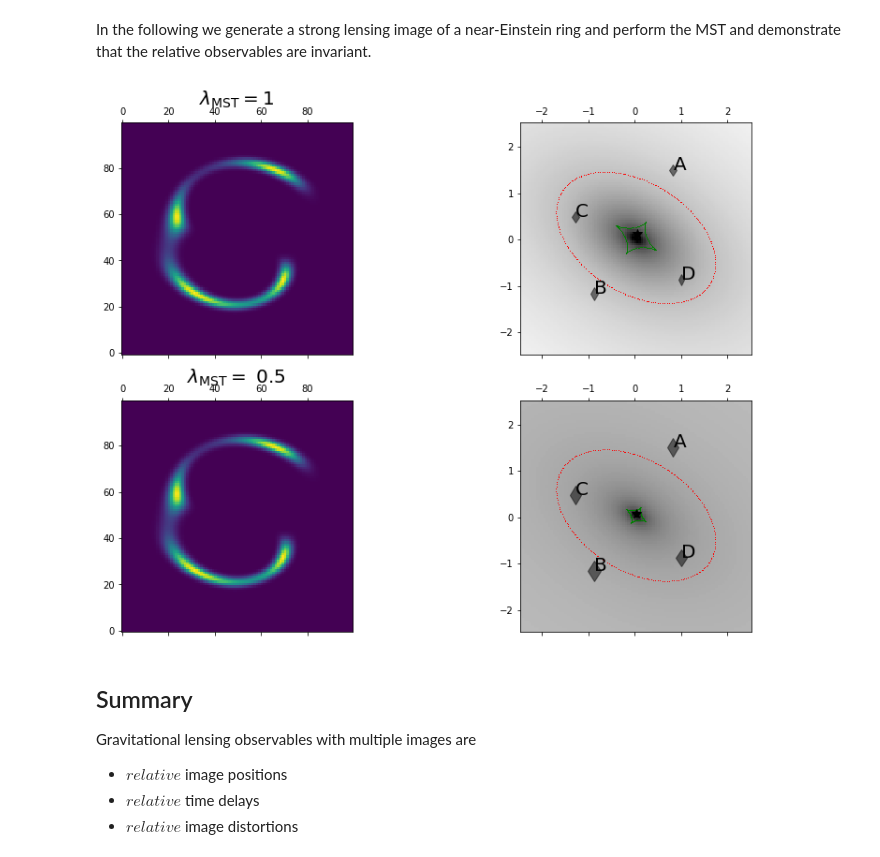
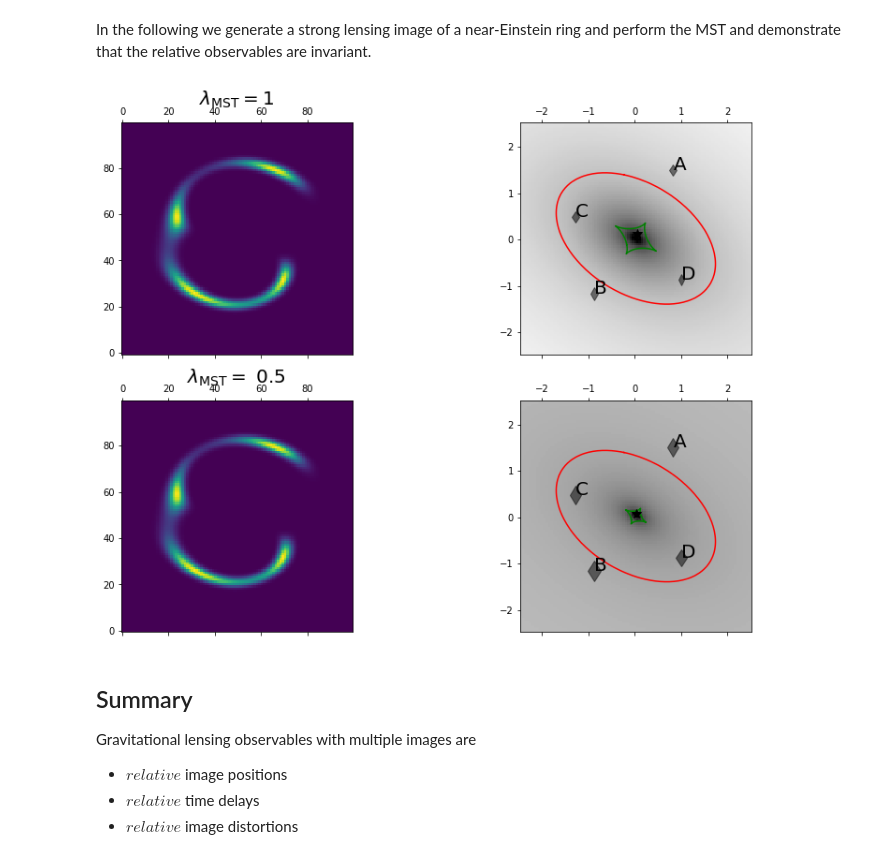
Before and after one commit to sibirrer/strong_lensing_lectures, a Jupyter notebook: Lectures/lensing_observables_II.ipynb, the cells around one changed output. Saved outputs shown, nothing was run; the diff lists cells and outputs as text; code cells hidden in the pictures.

```diff
--- a/Lectures/lensing_observables_II.ipynb
+++ b/Lectures/lensing_observables_II.ipynb
@@ -240,7 +247,7 @@ In the following we generate a strong lensing image of a near-Einstein ring and
 from lenstronomy.LensModel.lens_model import LensModel
 lens_model = LensModel(lens_model_list=['SIE', 'CONVERGENCE'])
 kwargs_lens = [{'theta_E': 1.5, 'e1': 0.1, 'e2': -.2, 'center_x': 0, 'center_y': 0},
-              {'kappa_ext': 0}]  # we start without a convergence (mass) sheet
+              {'kappa': 0}]  # we start without a convergence (mass) sheet
 
 # set up light model
 from lenstronomy.LightModel.light_model import LightModel
@@ -261,7 +268,7 @@ def mst_transform(lambda_mst, kwargs_lens, kwargs_source):
     # scaling of lens model
     kwargs_lens_mst[0]['theta_E'] *= lambda_mst
     # adding a mass sheet
-    kwargs_lens_mst[1]['kappa_ext'] = 1 - lambda_mst
+    kwargs_lens_mst[1]['kappa'] = 1 - lambda_mst
 
     # scaling of source size
     kwargs_source_mst = copy.deepcopy(kwargs_source)
@@ -299,34 +306,34 @@ kwargs_lens_mst, kwargs_source_mst = mst_transform(lambda_mst, kwargs_lens, kwar
 
 # we compute the source coordinates for the corresponding image coordinates
 beta_x_grid_mst, beta_y_grid_mst = lens_model.ray_shooting(x_grid, y_grid, kwargs_lens_mst)
 # we evaluate the surface brightness at these distorted coordinates
 flux_image_mst = light_model.surface_brightness(beta_x_grid_mst, beta_y_grid_mst, kwargs_source_mst)
 
 
 from lenstronomy.Plots.lens_plot import lens_model_plot
 
 kwargs_lens_plot = {'with_caustics': True, 'fast_caustic': True, 'point_source': True,
                    'with_convergence': True, 'numPix': num_pix, 'deltaPix': delta_pix}
 
 f, axes = plt.subplots(2, 2, figsize=(14, 10))
 
 axes[0, 0].matshow(flux_image, origin='lower')
 axes[0, 0].set_title(r'$\lambda_{\rm MST} = 1$', fontsize=20)
 
 lens_model_plot(axes[0, 1], lens_model, kwargs_lens,
                           sourcePos_x=kwargs_source[0]['center_x'],
                           sourcePos_y=kwargs_source[0]['center_y'], **kwargs_lens_plot)
 
 axes[1, 0].matshow(flux_image_mst, origin='lower')
 axes[1, 0].set_title(r'$\lambda_{\rm MST} = $ %s' % lambda_mst, fontsize=20)
 
 lens_model_plot(axes[1, 1], lens_model, kwargs_lens_mst,
                           sourcePos_x=kwargs_source_mst[0]['center_x'],
                           sourcePos_y=kwargs_source_mst[0]['center_y'], **kwargs_lens_plot)
 
 plt.show()
 # %% [output]
-[figure, old version]
+[figure, new version]
 # %% [markdown]
 
 ## Summary
```
Also changed, not shown: parts of 2 cells of this notebook, 2 other files.
